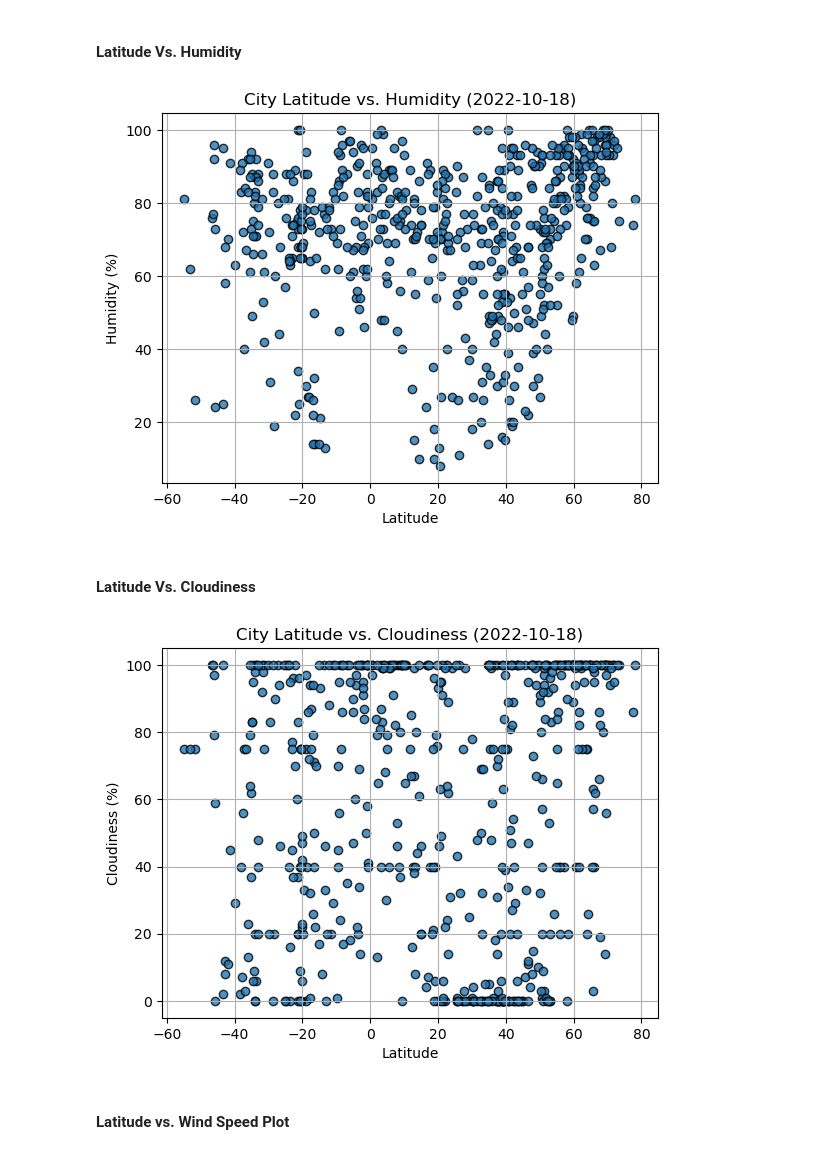
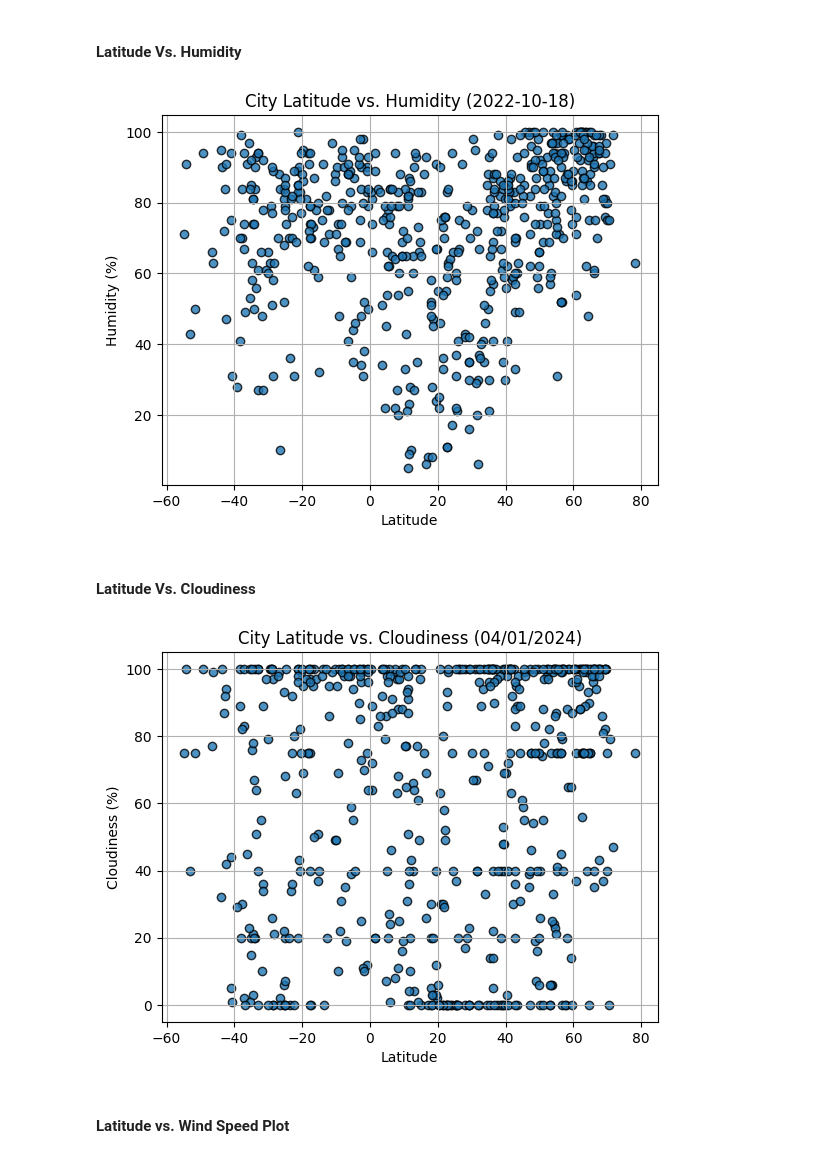
Before and after one commit to Yenorii/python-api-challenge, a Jupyter notebook: WeatherPy/WeatherPy.ipynb, the cells around one changed output. Saved outputs shown, nothing was run; the diff lists cells and outputs as text; code cells hidden in the pictures.

```diff
--- a/WeatherPy/WeatherPy.ipynb
+++ b/WeatherPy/WeatherPy.ipynb
@@ -213,26 +222,41 @@ plt.show()
 #### Latitude Vs. Humidity
 # %%
 # Build the scatter plots for latitude vs. humidity
-# YOUR CODE HERE
-
+plt.scatter(city_data_df['Lat'],
+            city_data_df['Humidity'],
+            edgecolor="black",
+            linewidths=1,
+            marker="o",
+            alpha=0.8)
 # Incorporate the other graph properties
-# YOUR CODE HERE
+plt.title('City Latitude vs. Humidity (2022-10-18)')
+plt.xlabel('Latitude')
+plt.ylabel('Humidity (%)')
+plt.grid(True)
 
 # Save the figure
 plt.savefig("../output_data/Fig2.png")
 
 # Show plot
 plt.show()
 # %% [output]
-[figure, old version]
+[figure, new version]
 # %% [markdown]
 #### Latitude Vs. Cloudiness
 # %%
 # Build the scatter plots for latitude vs. cloudiness
-# YOUR CODE HERE
+plt.scatter(city_data_df['Lat'],
+            city_data_df['Cloudiness'],
+            edgecolor="black",
+            linewidths=1,
+            marker="o",
+            alpha=0.8)
 
 # Incorporate the other graph properties
-# YOUR CODE HERE
+plt.title('City Latitude vs. Cloudiness (04/01/2024)')
+plt.xlabel('Latitude')
+plt.ylabel('Cloudiness (%)')
+plt.grid(True)
 
 # Save the figure
 plt.savefig("../output_data/Fig3.png")
@@ -240,7 +264,7 @@ plt.savefig("../output_data/Fig3.png")
 # Show plot
 plt.show()
 # %% [output]
-[figure, old version]
+[figure, new version]
 # %% [markdown]
 #### Latitude vs. Wind Speed Plot
 # %%
```
Also changed, not shown: parts of 36 cells of this notebook, 5 other files.
